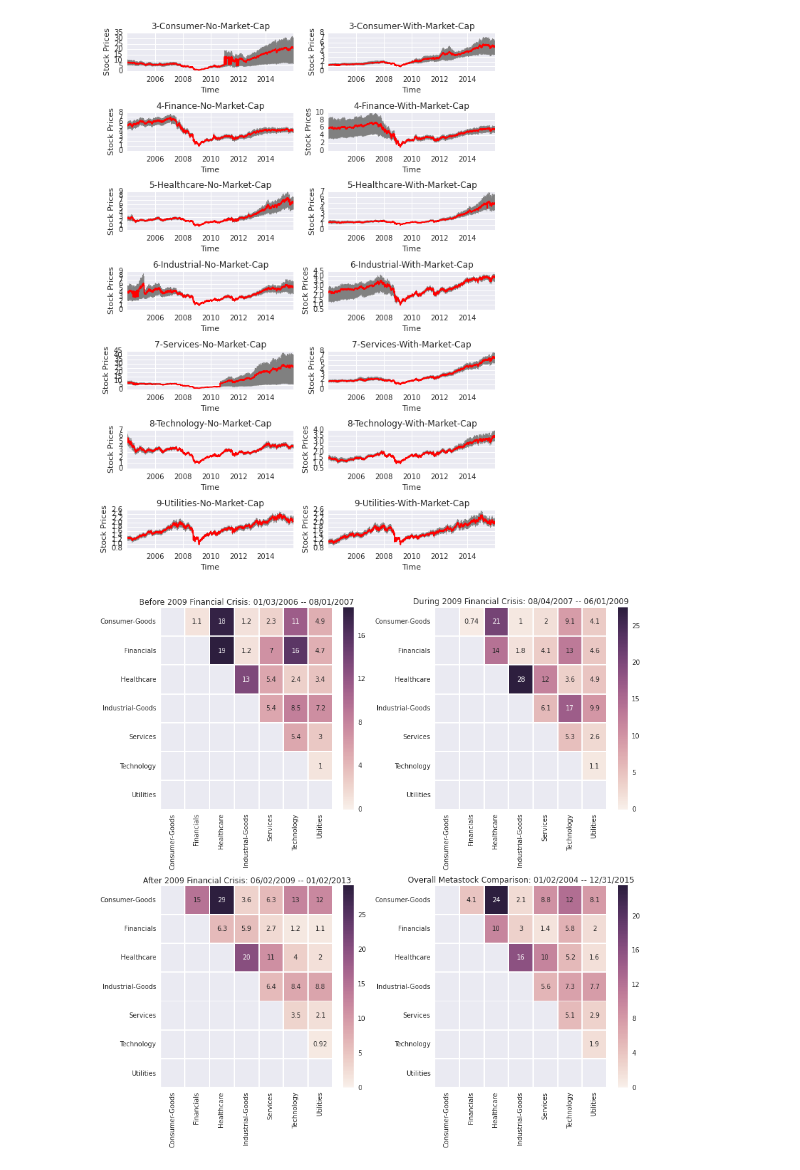
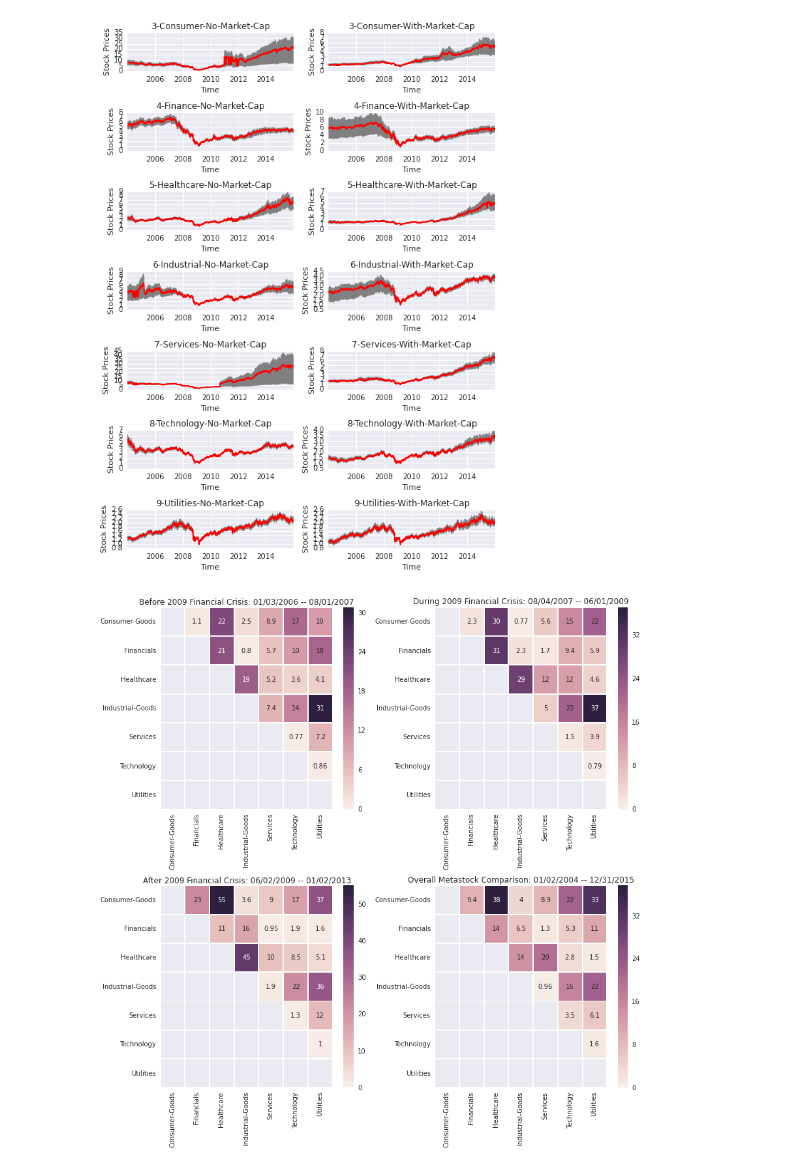
Before and after one commit to bdo311/metastocks, a Jupyter notebook: src/Untitled1.ipynb, the cells around one changed output. Saved outputs shown, nothing was run; the diff lists cells and outputs as text; code cells hidden in the pictures.

Commit message:
added figures

```diff
--- a/src/Untitled1.ipynb
+++ b/src/Untitled1.ipynb
@@ -208,13 +208,15 @@ def medianStatistic(START_DATE, END_DATE, STOCK_TABLE):
     return median_statistic
 
 def createSameLenSample(stat1, stat2):
-    slen1, slen2 = len(stat1), len(stat2)
-    if(slen1 >= slen2):
-        a = stat2
-        b = np.random.choice(stat1, slen2, replace=False)
-    else:
-        a = stat1
-        b = np.random.choice(stat2, slen1, replace=False)
+#     slen1, slen2 = len(stat1), len(stat2)
+#     if(slen1 >= slen2):
+#         a = stat2
+#         b = np.random.choice(stat1, slen2, replace=False)
+#     else:
+#         a = stat1
+#         b = np.random.choice(stat2, slen1, replace=False)
+    a = np.random.choice(stat1, 400, replace=True)
+    b = np.random.choice(stat2, 400, replace=True)
     return a,b
 
 def averageWhitney(median_statistic_1, median_statistic_2, k):
@@ -294,7 +296,7 @@ after_crisis_comp = sectorComparison(SECTOR_TABLES, SECTOR_NAMES, "2009-06-02",
 tot_comp = sectorComparison(SECTOR_TABLES, SECTOR_NAMES,"2004-01-02", "2015-12-31")
 # %%
 # Before 2009 Crisis Heatmap
-fig2 = PdfPages('../results/figures/Sector_Comparison_Before_During_After_2009_Financial_Crisis.pdf')
+fig2 = PdfPages('../results/figures/Sector_Comparison_Before_During_After_2009_Financial_Crisis_withRep_400.pdf')
 plt.figure(figsize=[12,12])
 plt.subplot(2,2,1)
 mask = np.zeros_like(before_crisis_comp)
@@ -305,34 +307,34 @@ ax.set_title("Before 2009 Financial Crisis: 01/03/2006 -- 08/01/2007")
 
 # During 2009 Crisis Heatmap
 plt.subplot(2,2,2)
 mask = np.zeros_like(during_crisis_comp)
 mask[np.tril_indices_from(mask)] = True
 ax = sns.heatmap(during_crisis_comp, mask=mask, annot=True, linewidths=0.5,
                  xticklabels=SECTOR_NAMES, yticklabels=SECTOR_NAMES)
 ax.set_title("During 2009 Financial Crisis: 08/04/2007 -- 06/01/2009")
 
 # After 2009 Crisis Heatmap
 plt.subplot(2,2,3)
 mask = np.zeros_like(after_crisis_comp)
 mask[np.tril_indices_from(mask)] = True
 ax = sns.heatmap(after_crisis_comp, mask=mask, annot=True, linewidths= 0.5,
                  xticklabels=SECTOR_NAMES, yticklabels=SECTOR_NAMES)
 ax.set_title("After 2009 Financial Crisis: 06/02/2009 -- 01/02/2013")
 
 
 # Total Stock Sector Comparison
 plt.subplot(2,2,4)
 mask = np.zeros_like(tot_comp)
 mask[np.tril_indices_from(mask)] = True
 ax = sns.heatmap(tot_comp, mask=mask, annot=True, linewidths=0.5,
                  xticklabels=SECTOR_NAMES, yticklabels=SECTOR_NAMES)
 ax.set_title("Overall Metastock Comparison: 01/02/2004 -- 12/31/2015")
 
 plt.tight_layout()
 plt.savefig(fig2, format="pdf")
 fig2.close()
 # %% [output]
-[figure, old version]
+[figure, new version]
 # %%
 # Part 3: Portfolio Comparisons
 # Research and find what where the most commonly bought combinations of stock portfolio.
```
Also changed, not shown: 8 other files.
